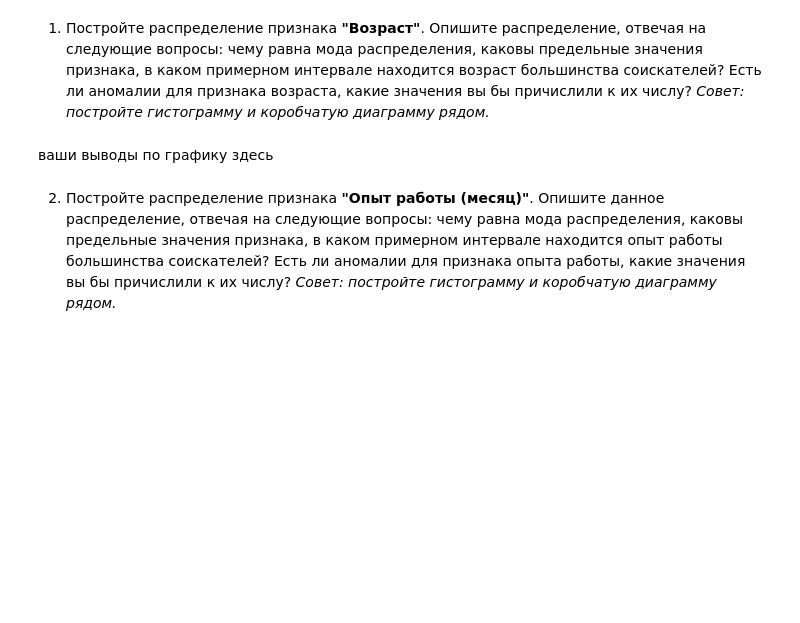
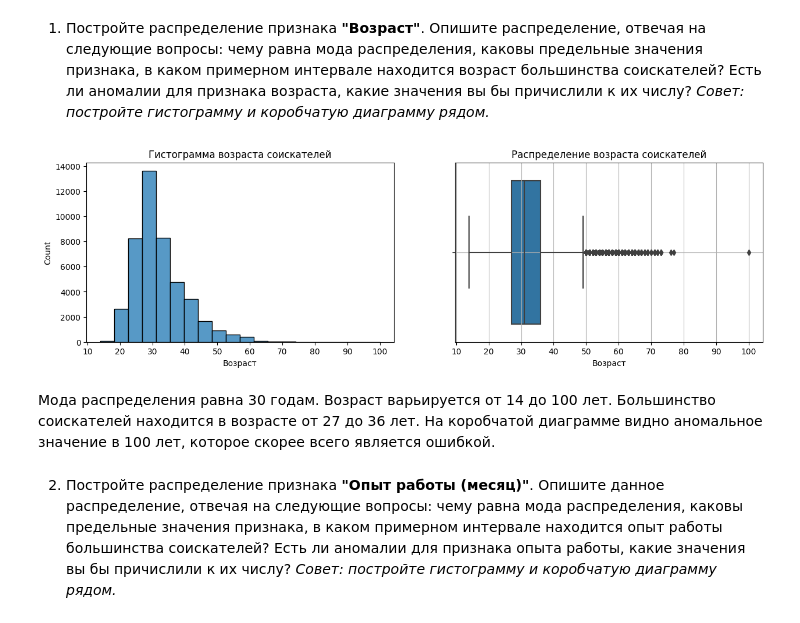
Before and after one commit to merrysam/Study, a Jupyter notebook: Project_1/Project-1._Ноутбук-шаблон.ipynb, the cells around one changed output. Drawn from its saved outputs; the diff is of its cells as text; code cells hidden in the pictures; blank space fills up the shorter version.

Commit message:
visualise1

```diff
--- a/Project_1/Project-1._Ноутбук-шаблон.ipynb
+++ b/Project_1/Project-1._Ноутбук-шаблон.ipynb
@@ -380,8 +360,27 @@ memory usage: 4.3+ MB
 *Совет: постройте гистограмму и коробчатую диаграмму рядом.*
 # %%
 # ваш код здесь
+fig, axes = plt.subplots(nrows=1, ncols=2, figsize=(15, 4))
+histplot = sns.histplot(
+    data=data,
+    x='Возраст',
+    ax=axes[0],
+    bins=20
+)
+histplot.set_title("Гистограмма возраста соискателей");
+histplot.set_xticks(range(10, 101, 10));
+boxplot = sns.boxplot(
+    data=data,
+    x='Возраст',
+    ax=axes[1]
+)
+boxplot.set_title('Распределение возраста соискателей');
+boxplot.grid()
+boxplot.set_xticks(range(10, 101, 10));
+# %% [output]
+[figure, added]
 # %% [markdown]
-ваши выводы по графику здесь
+Мода распределения равна 30 годам. Возраст варьируется от 14 до 100 лет. Большинство соискателей находится в возрасте от 27 до 36 лет. На коробчатой диаграмме видно аномальное значение в 100 лет, которое скорее всего является ошибкой.
 # %% [markdown]
 2. Постройте распределение признака **"Опыт работы (месяц)"**. Опишите данное распределение, отвечая на следующие вопросы: чему равна мода распределения, каковы предельные значения признака, в каком примерном интервале находится опыт работы большинства соискателей? Есть ли аномалии для признака опыта работы, какие значения вы бы причислили к их числу?
 *Совет: постройте гистограмму и коробчатую диаграмму рядом.*
```
Also changed, not shown: parts of 4 cells of this notebook.
